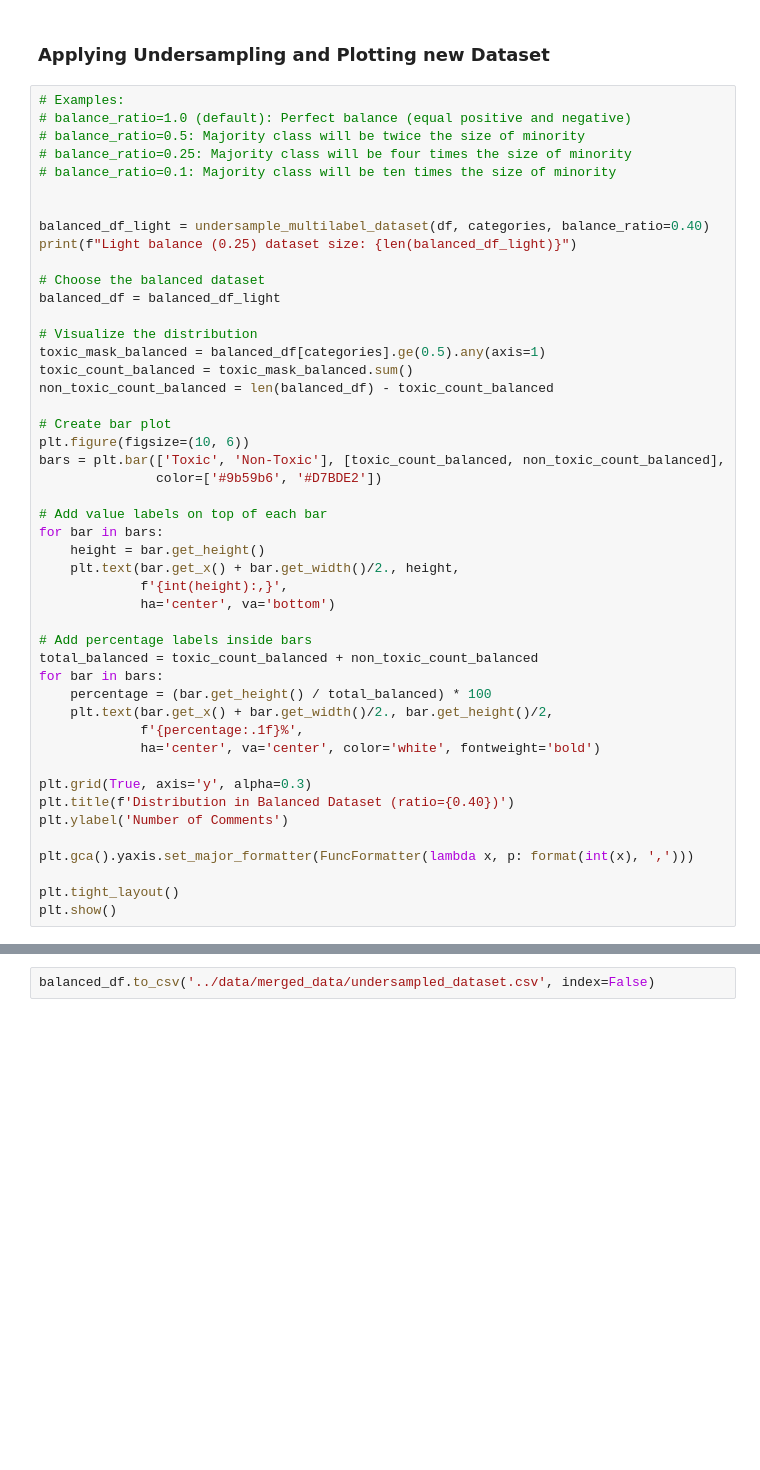
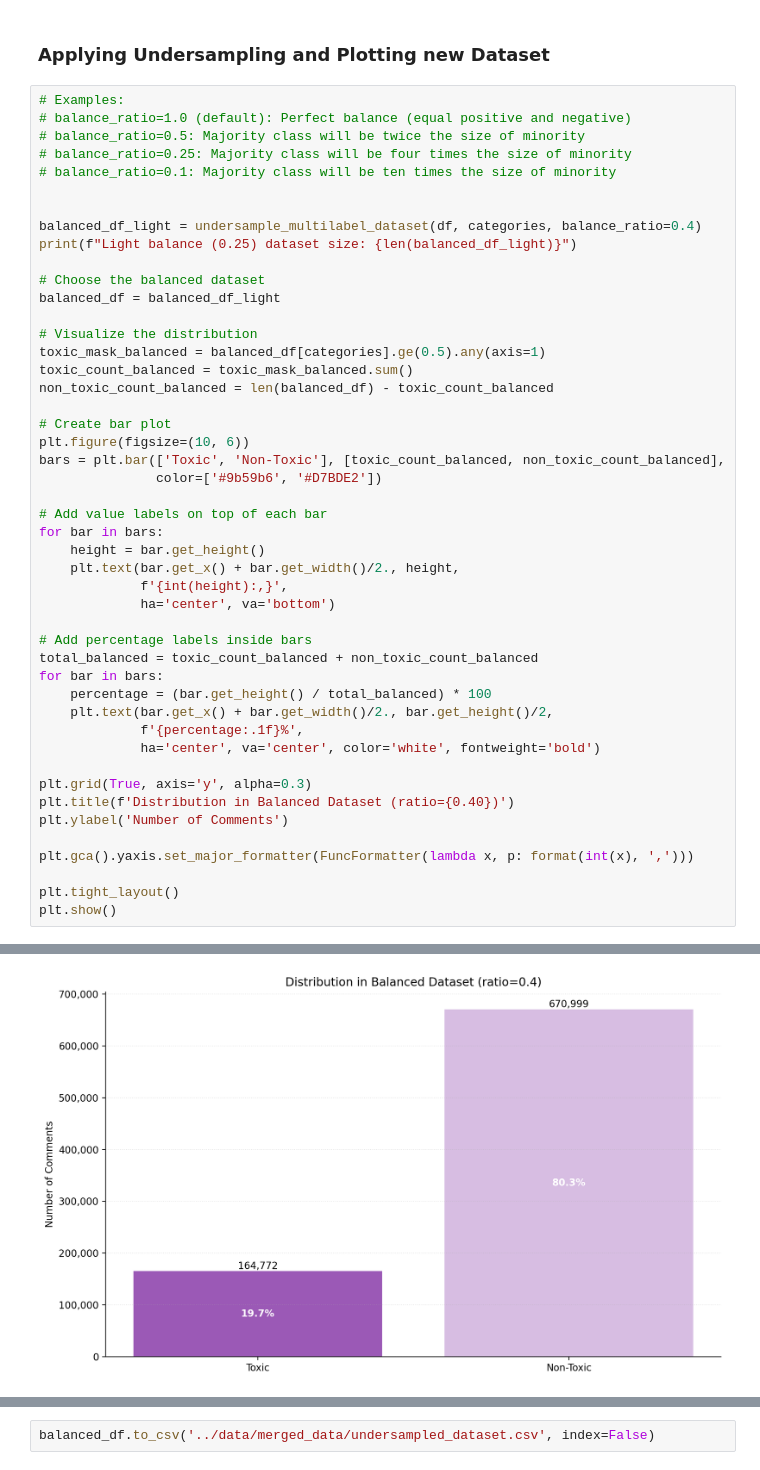
Before and after one commit to EduardoHalmen/ai-auto-moderation-api, a Jupyter notebook: notebooks/data_preparation.ipynb, the cells around one changed output, grey strips where cells are left out. Cells and saved outputs as stored; diff of their text form; blank space fills up the shorter version.

```diff
--- a/notebooks/data_preparation.ipynb
+++ b/notebooks/data_preparation.ipynb
@@ -340,7 +369,7 @@ Light balance (0.25) dataset size: 911682
 # balance_ratio=0.1: Majority class will be ten times the size of minority
 
 
-balanced_df_light = undersample_multilabel_dataset(df, categories, balance_ratio=0.40)
+balanced_df_light = undersample_multilabel_dataset(df, categories, balance_ratio=0.4)
 print(f"Light balance (0.25) dataset size: {len(balanced_df_light)}")
 
 # Choose the balanced dataset
@@ -379,3 +408,4 @@ plt.gca().yaxis.set_major_formatter(FuncFormatter(lambda x, p: format(int(x), ',
 
 plt.tight_layout()
 plt.show()
+# %% [output]
@@ -382,3 +430,4 @@ plt.show()
+[figure, added]
 # %%
 toxic_mask_balanced = balanced_df[categories].ge(0.5).any(axis=1)
 toxic_count_balanced = toxic_mask_balanced.sum()
```
Also changed, not shown: parts of 27 cells of this notebook.
